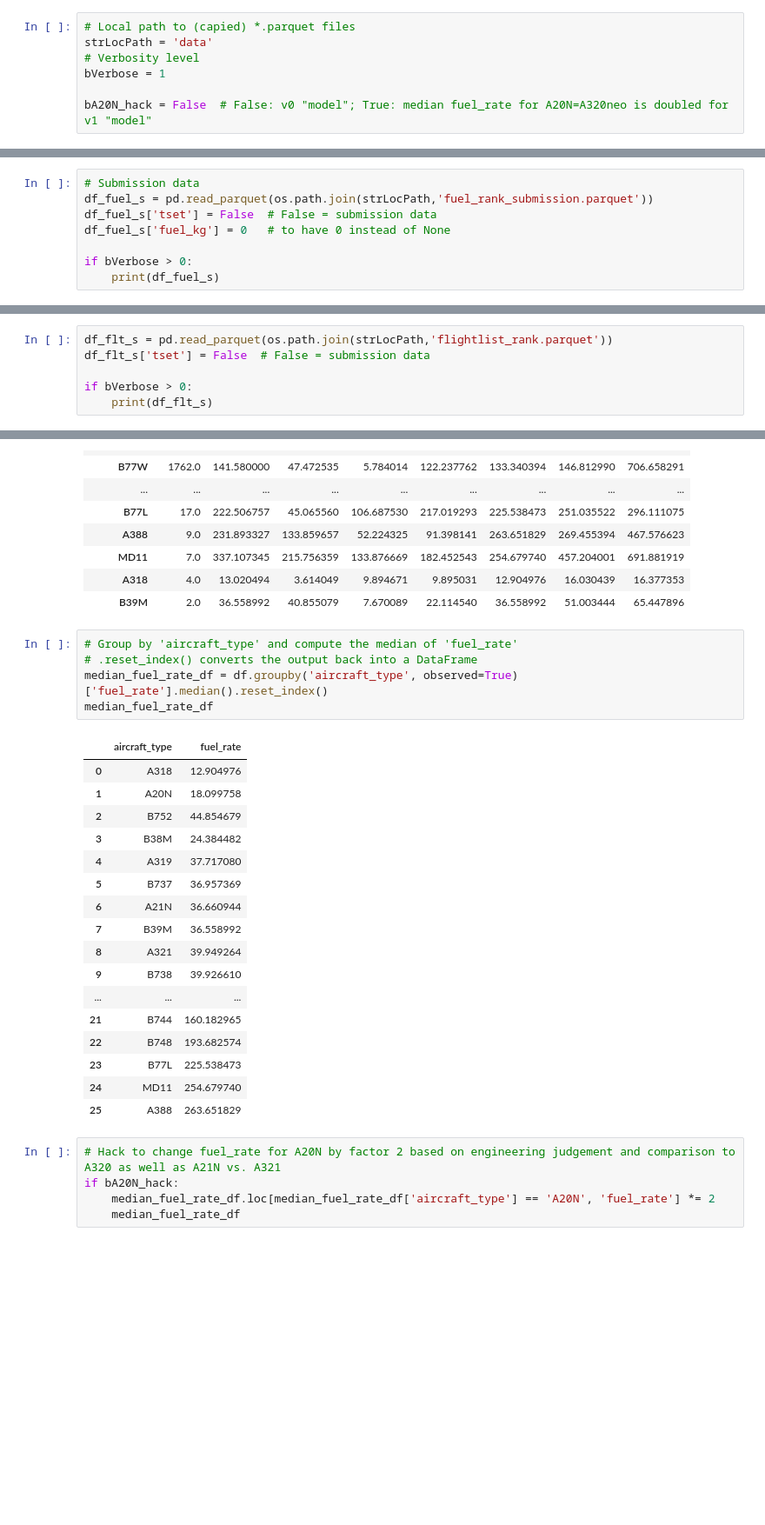
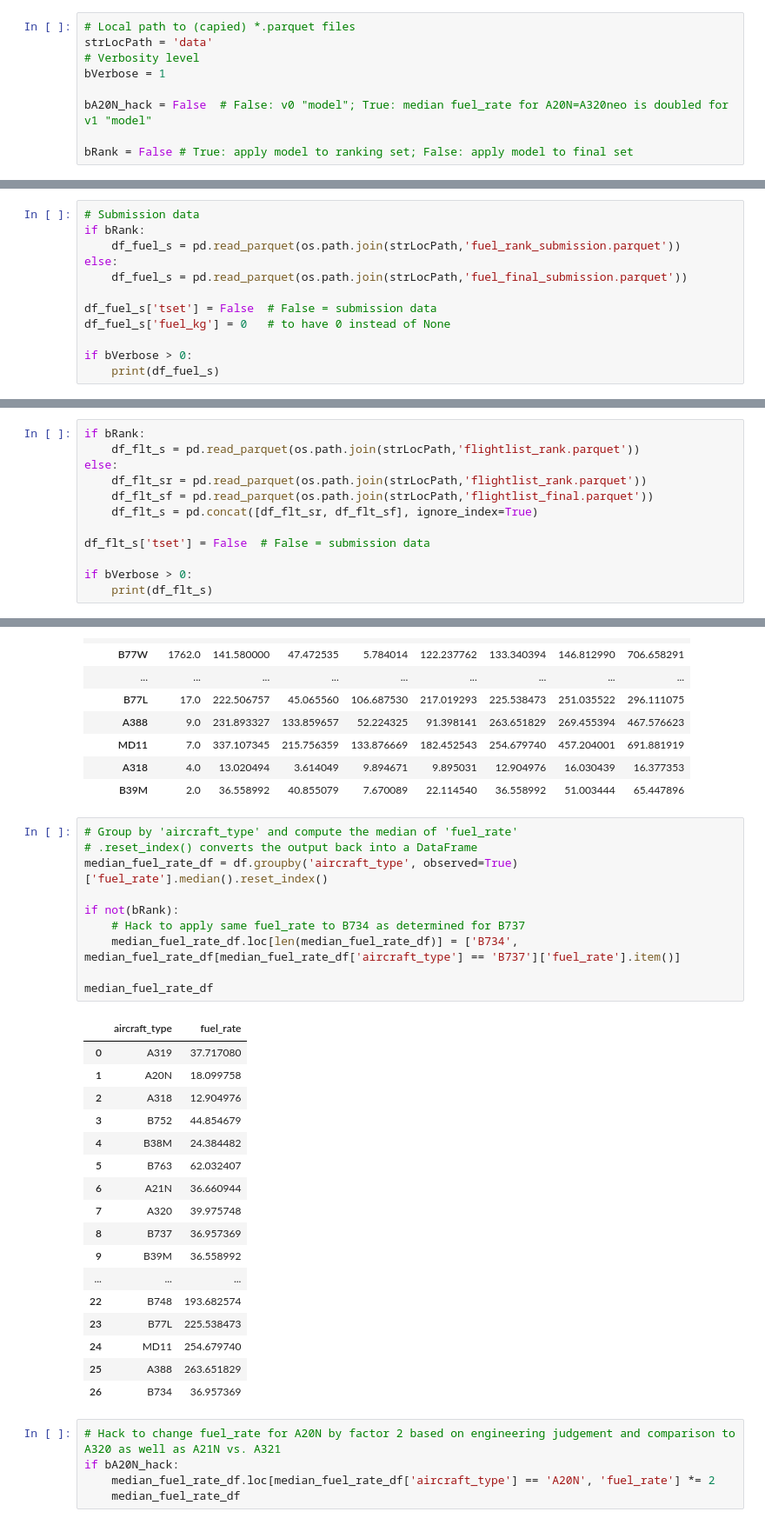
Before and after one commit to olinbus/PRC2025_DataChallenge_Team_unique-quicksand_PUBLIC, a Jupyter notebook: Step 2 - Baseline Model cleaned.ipynb, the cells around one changed output, grey strips where cells are left out. Shown at 87% size. Drawn from its saved outputs; the diff is of its cells as text; blank space fills up the shorter version.

```diff
--- a/Step 2 - Baseline Model cleaned.ipynb
+++ b/Step 2 - Baseline Model cleaned.ipynb
@@ -26,6 +26,8 @@ strLocPath = 'data'
 bVerbose = 1
 
 bA20N_hack = False  # False: v0 "model"; True: median fuel_rate for A20N=A320neo is doubled for v1 "model"
+
+bRank = False # True: apply model to ranking set; False: apply model to final set
 # %% [markdown]
 # Read PRC data
 # %% [markdown]
@@ -57,7 +59,11 @@ if bVerbose > 0:
 [131530 rows x 6 columns]
 # %%
 # Submission data
-df_fuel_s = pd.read_parquet(os.path.join(strLocPath,'fuel_rank_submission.parquet'))
+if bRank:
+    df_fuel_s = pd.read_parquet(os.path.join(strLocPath,'fuel_rank_submission.parquet'))
+else:
+    df_fuel_s = pd.read_parquet(os.path.join(strLocPath,'fuel_final_submission.parquet'))
+
 df_fuel_s['tset'] = False  # False = submission data
 df_fuel_s['fuel_kg'] = 0   # to have 0 instead of None
 
@@ -132,7 +138,13 @@ if bVerbose > 0:
 
 [11037 rows x 10 columns]
 # %%
-df_flt_s = pd.read_parquet(os.path.join(strLocPath,'flightlist_rank.parquet'))
+if bRank:
+    df_flt_s = pd.read_parquet(os.path.join(strLocPath,'flightlist_rank.parquet'))
+else:
+    df_flt_sr = pd.read_parquet(os.path.join(strLocPath,'flightlist_rank.parquet'))
+    df_flt_sf = pd.read_parquet(os.path.join(strLocPath,'flightlist_final.parquet'))
+    df_flt_s = pd.concat([df_flt_sr, df_flt_sf], ignore_index=True)
+
 df_flt_s['tset'] = False  # False = submission data
 
 if bVerbose > 0:
@@ -274,26 +286,31 @@ df[["aircraft_type", "fuel_rate"]].groupby(["aircraft_type"], observed=True).des
 # %%
 # Group by 'aircraft_type' and compute the median of 'fuel_rate'
 # .reset_index() converts the output back into a DataFrame
 median_fuel_rate_df = df.groupby('aircraft_type', observed=True)['fuel_rate'].median().reset_index()
+
+if not(bRank):
+    # Hack to apply same fuel_rate to B734 as determined for B737
+    median_fuel_rate_df.loc[len(median_fuel_rate_df)] = ['B734', median_fuel_rate_df[median_fuel_rate_df['aircraft_type'] == 'B737']['fuel_rate'].item()]
+
 median_fuel_rate_df
 # %% [output]
 |  | aircraft_type | fuel_rate |
-| 0 | A318 | 12.904976 |
+| 0 | A319 | 37.717080 |
 | 1 | A20N | 18.099758 |
-| 2 | B752 | 44.854679 |
-| 3 | B38M | 24.384482 |
-| 4 | A319 | 37.717080 |
-| 5 | B737 | 36.957369 |
+| 2 | A318 | 12.904976 |
+| 3 | B752 | 44.854679 |
+| 4 | B38M | 24.384482 |
+| 5 | B763 | 62.032407 |
 | 6 | A21N | 36.660944 |
-| 7 | B39M | 36.558992 |
-| 8 | A321 | 39.949264 |
-| 9 | B738 | 39.926610 |
+| 7 | A320 | 39.975748 |
+| 8 | B737 | 36.957369 |
+| 9 | B39M | 36.558992 |
 | ... | ... | ... |
-| 21 | B744 | 160.182965 |
 | 22 | B748 | 193.682574 |
 | 23 | B77L | 225.538473 |
 | 24 | MD11 | 254.679740 |
 | 25 | A388 | 263.651829 |
+| 26 | B734 | 36.957369 |
 # %%
 # Hack to change fuel_rate for A20N by factor 2 based on engineering judgement and comparison to A320 as well as A21N vs. A321
 if bA20N_hack:
```
Also changed, not shown: parts of 11 cells of this notebook.
